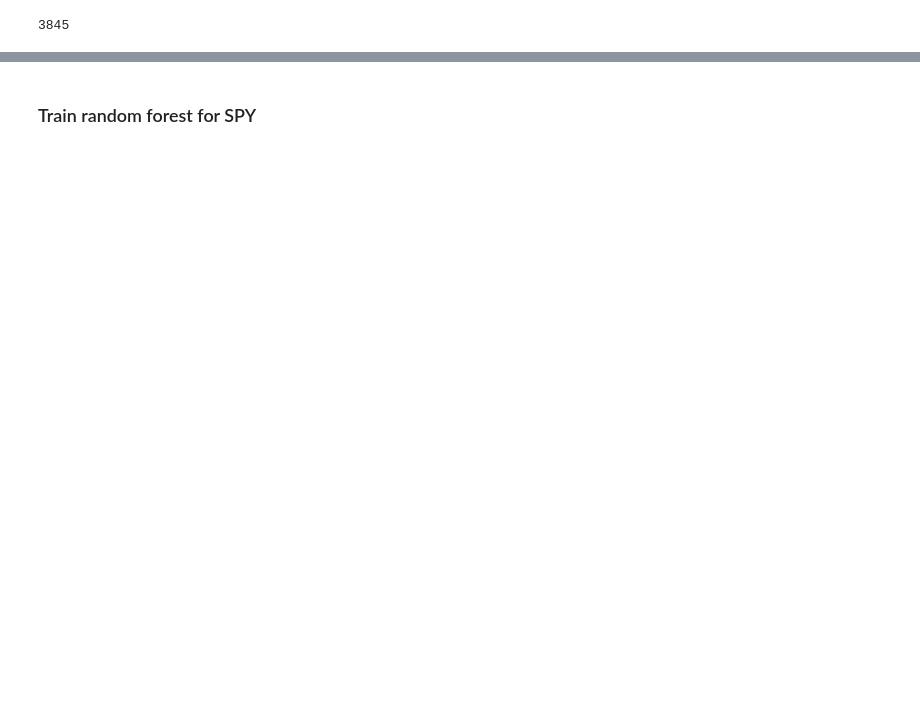
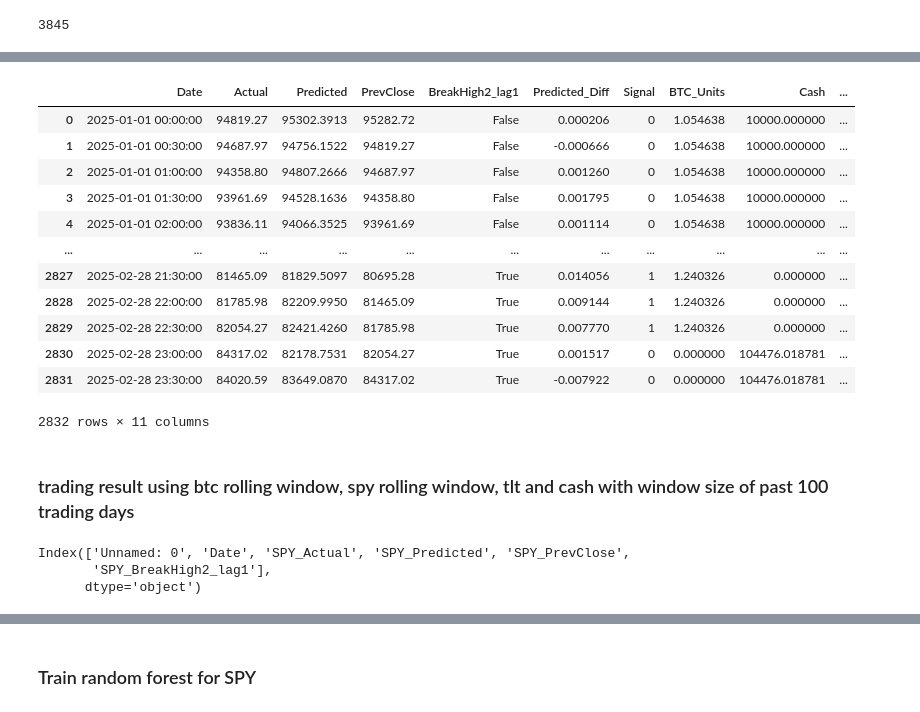
Before and after one commit to jeswid/DSE4211_Trading_Strategy, a Jupyter notebook: src/random forest.ipynb, the cells around one changed output, grey strips where cells are left out. Saved outputs shown, nothing was run; the diff lists cells and outputs as text; code cells hidden in the pictures; blank space fills up the shorter version.

```diff
--- a/src/random forest.ipynb
+++ b/src/random forest.ipynb
@@ -435,0 +717,23 @@ num_observations_spy
+# %%
+# Initialize lists to collect predictions
+predictions_spy = []
+
+# Loop over the rolling window
+for i in range(test_size):
+    # Define the training window
+    start = len(X) - test_size - window_size + i
+    end = len(X) - test_size + i
+    X_train = X.iloc[start:end]
+    y_train = y.iloc[start:end]
+
+    # Create and fit the model
+    rf_model = RandomForestRegressor(
+        n_estimators=500,
+        random_state=42,
+        max_features=10
+    )
+    rf_model.fit(X_train, y_train)
+
+    # Predict the next 30 minutes
+    y_pred = rf_model.predict(X.iloc[end:end + 1])
+    predictions_spy.append(y_pred[0])
@@ -435,0 +765,6 @@ num_observations_spy
+# %%
+btc_preds = pd.read_csv('../data/btc_rf_predictions_rolling.csv')
+btc_w_preds = pd.read_csv('../data/btc_with_rf_predictions.csv')
+# %%
+#merge the two dfs tgt based on Date
+results_df2 = pd.merge(btc_preds, btc_w_preds, on = "Date")
@@ -435,0 +842,26 @@ num_observations_spy
+# %%
+# Calculate buy & hold strategy for comparison
+initial_btc = initial_investment / trading_results2['Actual'].iloc[0]
+trading_results2['Buy_Hold_Value'] = initial_btc * trading_results2['Actual']
+
+# Calculate returns and metrics
+total_return = (trading_results2['Portfolio_Value'].iloc[-1] / initial_investment) - 1
+num_trades = trading_results2['Position_Change'].sum()
+# %%
+trading_results2
+# %% [output]
+|  | Date | Actual | Predicted | PrevClose | BreakHigh2_lag1 | Predicted_Diff | Signal | BTC_Units | Cash | ... |
+| 0 | 2025-01-01 00:00:00 | 94819.27 | 95302.3913 | 95282.72 | False | 0.000206 | 0 | 1.054638 | 10000.000000 | ... |
+| 1 | 2025-01-01 00:30:00 | 94687.97 | 94756.1522 | 94819.27 | False | -0.000666 | 0 | 1.054638 | 10000.000000 | ... |
+| 2 | 2025-01-01 01:00:00 | 94358.80 | 94807.2666 | 94687.97 | False | 0.001260 | 0 | 1.054638 | 10000.000000 | ... |
+| 3 | 2025-01-01 01:30:00 | 93961.69 | 94528.1636 | 94358.80 | False | 0.001795 | 0 | 1.054638 | 10000.000000 | ... |
+| 4 | 2025-01-01 02:00:00 | 93836.11 | 94066.3525 | 93961.69 | False | 0.001114 | 0 | 1.054638 | 10000.000000 | ... |
+| ... | ... | ... | ... | ... | ... | ... | ... | ... | ... | ... |
+| 2827 | 2025-02-28 21:30:00 | 81465.09 | 81829.5097 | 80695.28 | True | 0.014056 | 1 | 1.240326 | 0.000000 | ... |
+| 2828 | 2025-02-28 22:00:00 | 81785.98 | 82209.9950 | 81465.09 | True | 0.009144 | 1 | 1.240326 | 0.000000 | ... |
+| 2829 | 2025-02-28 22:30:00 | 82054.27 | 82421.4260 | 81785.98 | True | 0.007770 | 1 | 1.240326 | 0.000000 | ... |
+| 2830 | 2025-02-28 23:00:00 | 84317.02 | 82178.7531 | 82054.27 | True | 0.001517 | 0 | 0.000000 | 104476.018781 | ... |
+| 2831 | 2025-02-28 23:30:00 | 84020.59 | 83649.0870 | 84317.02 | True | -0.007922 | 0 | 0.000000 | 104476.018781 | ... |
+2832 rows × 11 columns
+# %% [markdown]
+### trading result using btc rolling window, spy rolling window, tlt and cash with window size of past 100 trading days
@@ -435,0 +872,24 @@ num_observations_spy
+# %%
+#add SPY_ in front of all the colnames except for Date and Unnamed 0
+columns = spy.columns.tolist()
+
+# Create a dictionary to rename columns
+rename_dict = {}
+
+for col in columns:
+    if col not in ['Date', 'Unnamed: 0']:
+        rename_dict[col] = f'SPY_{col}'
+    else:
+        rename_dict[col] = col
+
+# Rename the columns
+df_spy = spy.rename(columns=rename_dict)
+
+df_spy["Date"] = pd.to_datetime(df_spy["Date"])
+
+# Print the new column names to verify
+print(df_spy.columns)
+# %% [output]
+Index(['Unnamed: 0', 'Date', 'SPY_Actual', 'SPY_Predicted', 'SPY_PrevClose',
+       'SPY_BreakHigh2_lag1'],
+      dtype='object')
```
Also changed, not shown: parts of 46 cells of this notebook.
